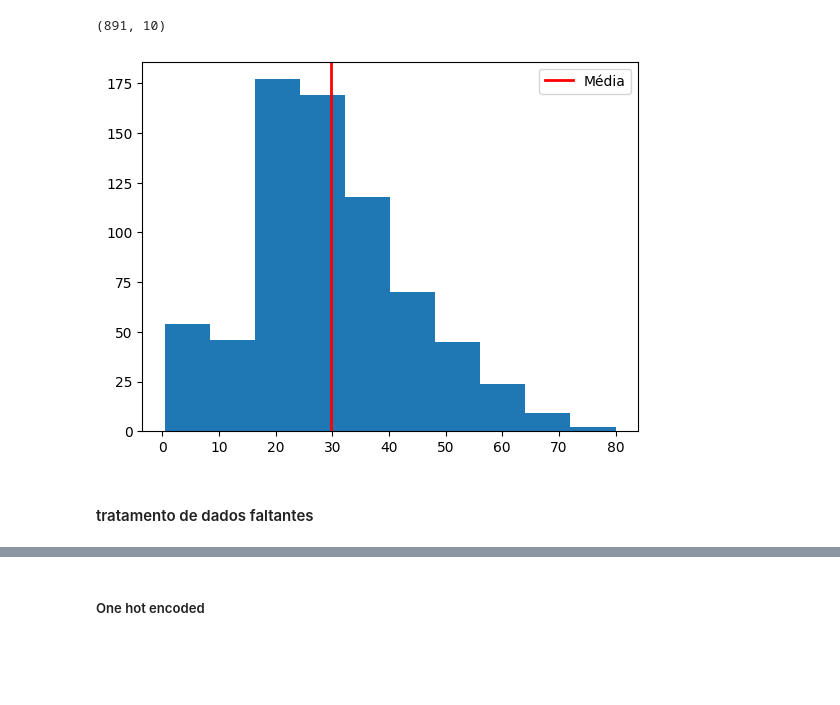
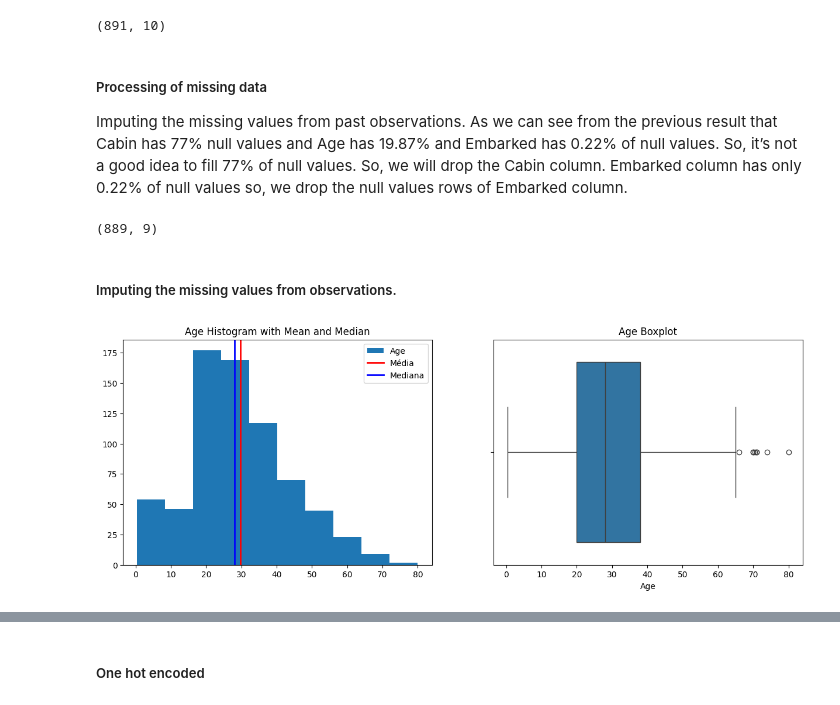
Before and after one commit to maylonleoncio/titanic, a Jupyter notebook: titanic_analysis.ipynb, the cells around one changed output, grey strips where cells are left out. Saved outputs shown, nothing was run; the diff lists cells and outputs as text; code cells hidden in the pictures; blank space fills up the shorter version.

```diff
--- a/titanic_analysis.ipynb
+++ b/titanic_analysis.ipynb
@@ -225,13 +230,33 @@ train = train.drop(columns=['Name', 'Ticket'])
 train.shape
 # %% [output]
 (891, 10)
+# %% [markdown]
+##### Processing of missing data
+
+Imputing the missing values from past observations. As we can see from the previous result that Cabin has 77% null values and Age has 19.87% and Embarked has 0.22% of null values.
+So, it’s not a good idea to fill 77% of null values. So, we will drop the Cabin column. Embarked column has only 0.22% of null values so, we drop the null values rows of Embarked column.
+# %%
+train = train.drop(columns='Cabin')
+test = test.drop(columns='Cabin')
+train.dropna(subset=['Embarked'], axis=0, inplace=True)
+train.shape
+# %% [output]
+(889, 9)
+# %% [markdown]
+##### Imputing the missing values from observations.
 # %%
-plt.hist(x='Age',  data=train)
-plt.axvline(np.mean(train['Age']), color='red', linestyle='solid', linewidth=2, label='Média')
-plt.legend()
-#plt.axvline(np.median(train['Age']), color='blue', linestyle='dashed', linewidth=2, label='Média')
+fig, ax = plt.subplots(1, 2, figsize=(15, 5))
+
+# Histograma da coluna 'Age'
+ax[0].hist(x='Age', data=train)
+ax[0].axvline(np.mean(train['Age']), color='red', linestyle='solid', linewidth=2, label='Média')
+ax[0].axvline(np.median(train[train['Age'].notnull()]['Age']), color='blue', linestyle='solid', linewidth=2, label='Mediana')
+ax[0].legend()
+ax[0].set_title('Age Histogram with Mean and Median')
+
+# Boxplot da coluna 'Age'
+sns.boxplot(x="Age", data=train, ax=ax[1]).set_title('Age Boxplot')
+
 plt.show()
 # %% [output]
-[figure, old version]
+[figure, new version]
-# %% [markdown]
-#### tratamento de dados faltantes
```
Also changed, not shown: parts of 6 cells of this notebook.
